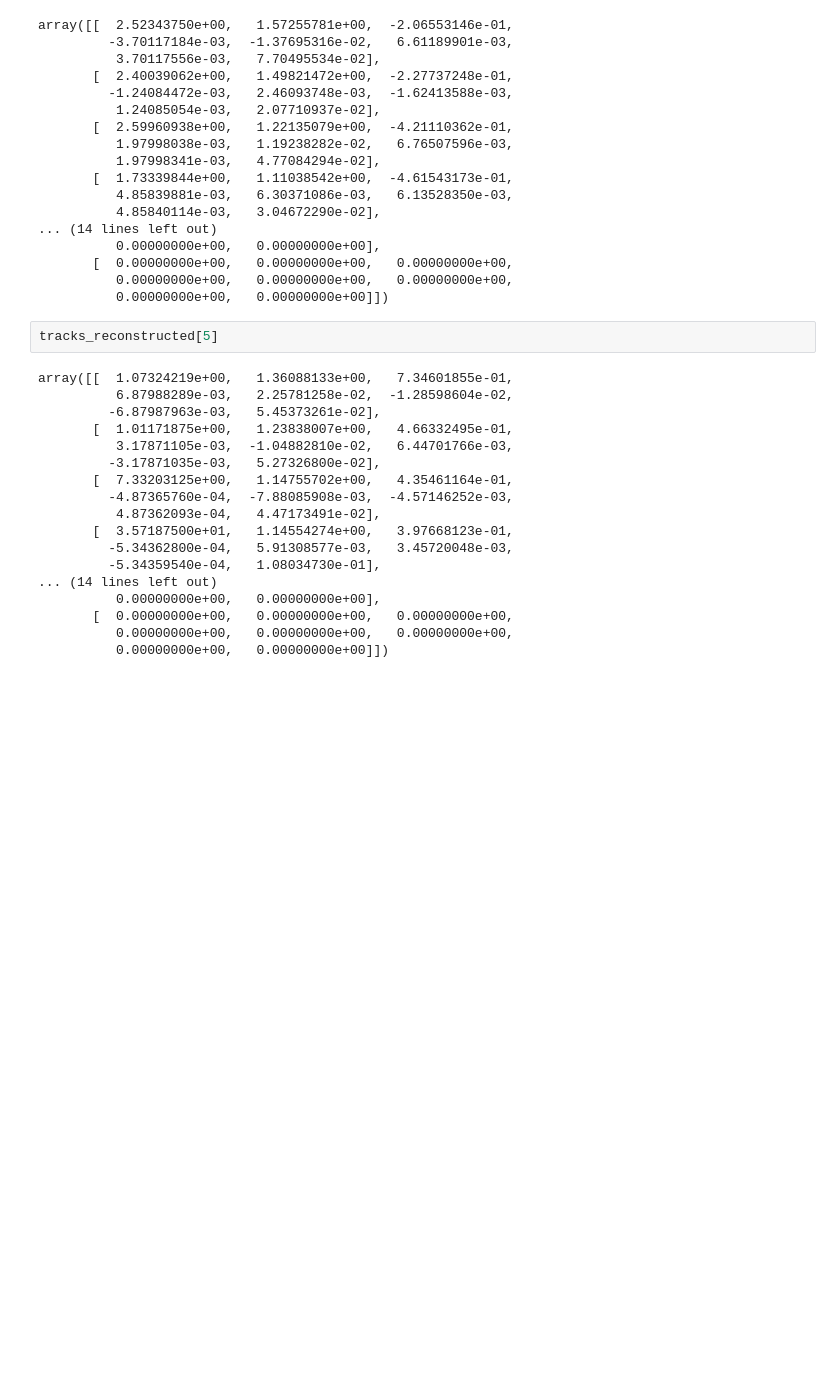
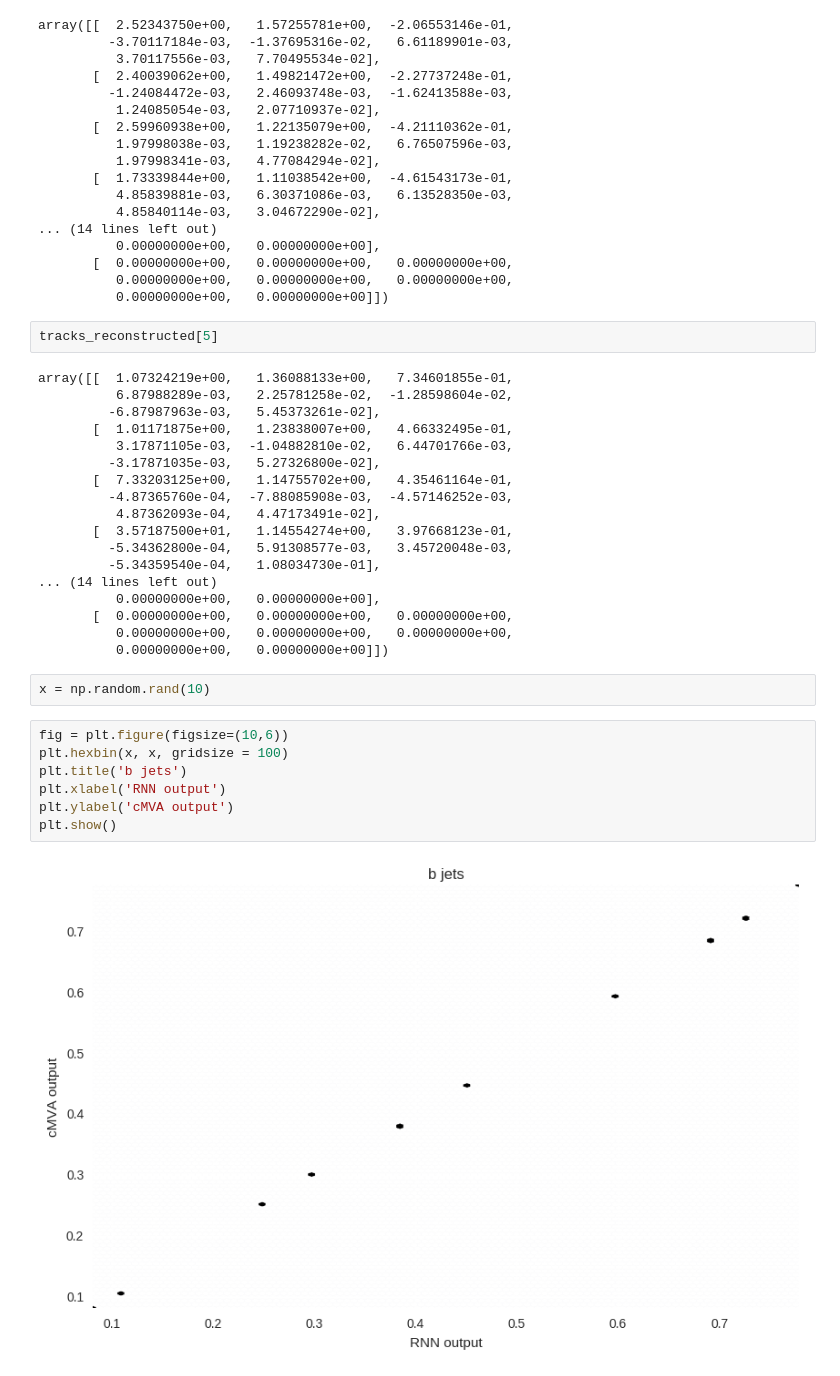
Before and after one commit to philippwindischhofer/BTagger, a Jupyter notebook: Playground.ipynb, the cells around one changed output. Drawn from its saved outputs; the diff is of its cells as text; blank space fills up the shorter version.

Commit message:
evaluation including hexbin plot

```diff
--- a/Playground.ipynb
+++ b/Playground.ipynb
@@ -321,3 +316,14 @@ array([[  1.07324219e+00,   1.36088133e+00,   7.34601855e-01,
        [  0.00000000e+00,   0.00000000e+00,   0.00000000e+00,
           0.00000000e+00,   0.00000000e+00,   0.00000000e+00,
           0.00000000e+00,   0.00000000e+00]])
+# %%
+x = np.random.rand(10)
+# %%
+fig = plt.figure(figsize=(10,6))
+plt.hexbin(x, x, gridsize = 100)
+plt.title('b jets')
+plt.xlabel('RNN output')
+plt.ylabel('cMVA output')
+plt.show()
+# %% [output]
+[figure, added]
```
Also changed, not shown: parts of 10 cells of this notebook, 7 other files.
